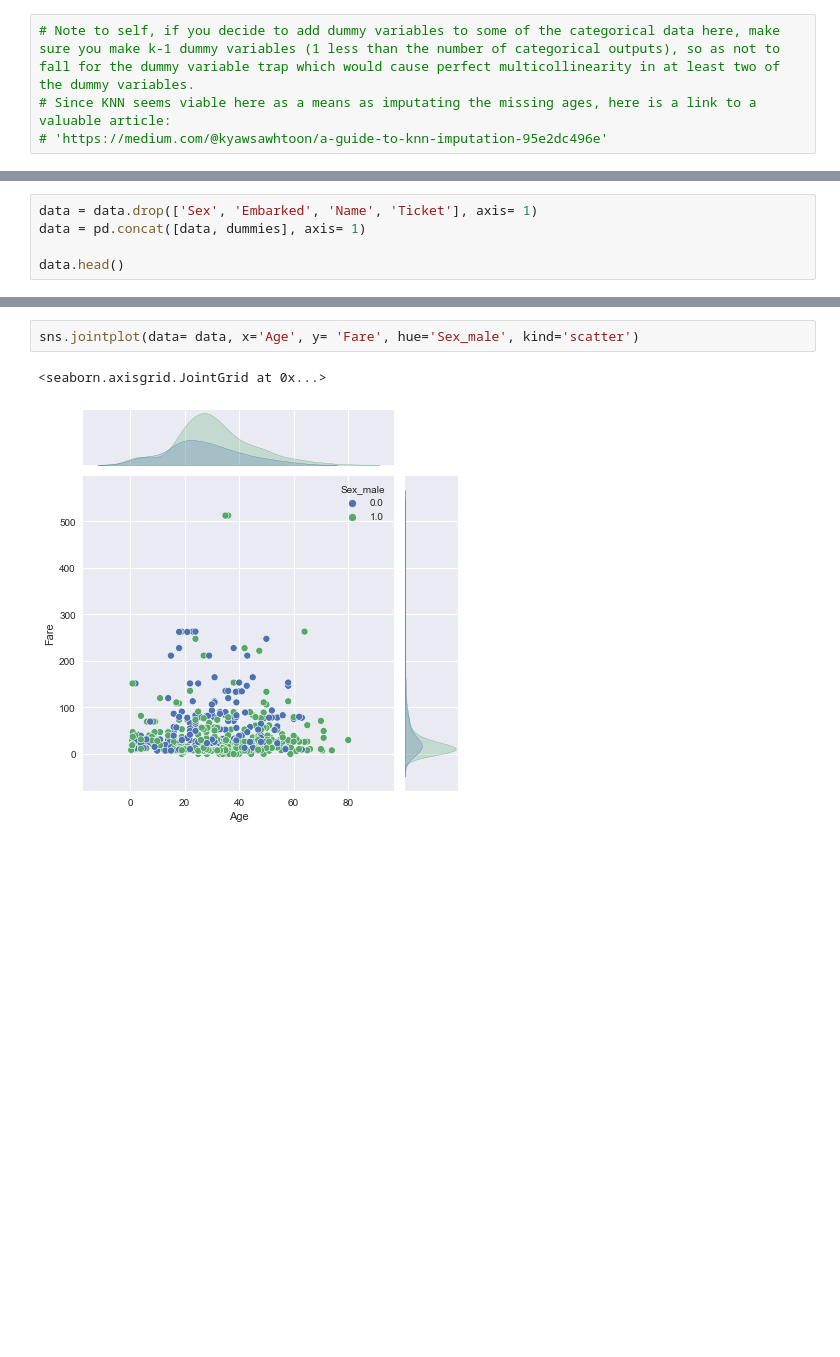
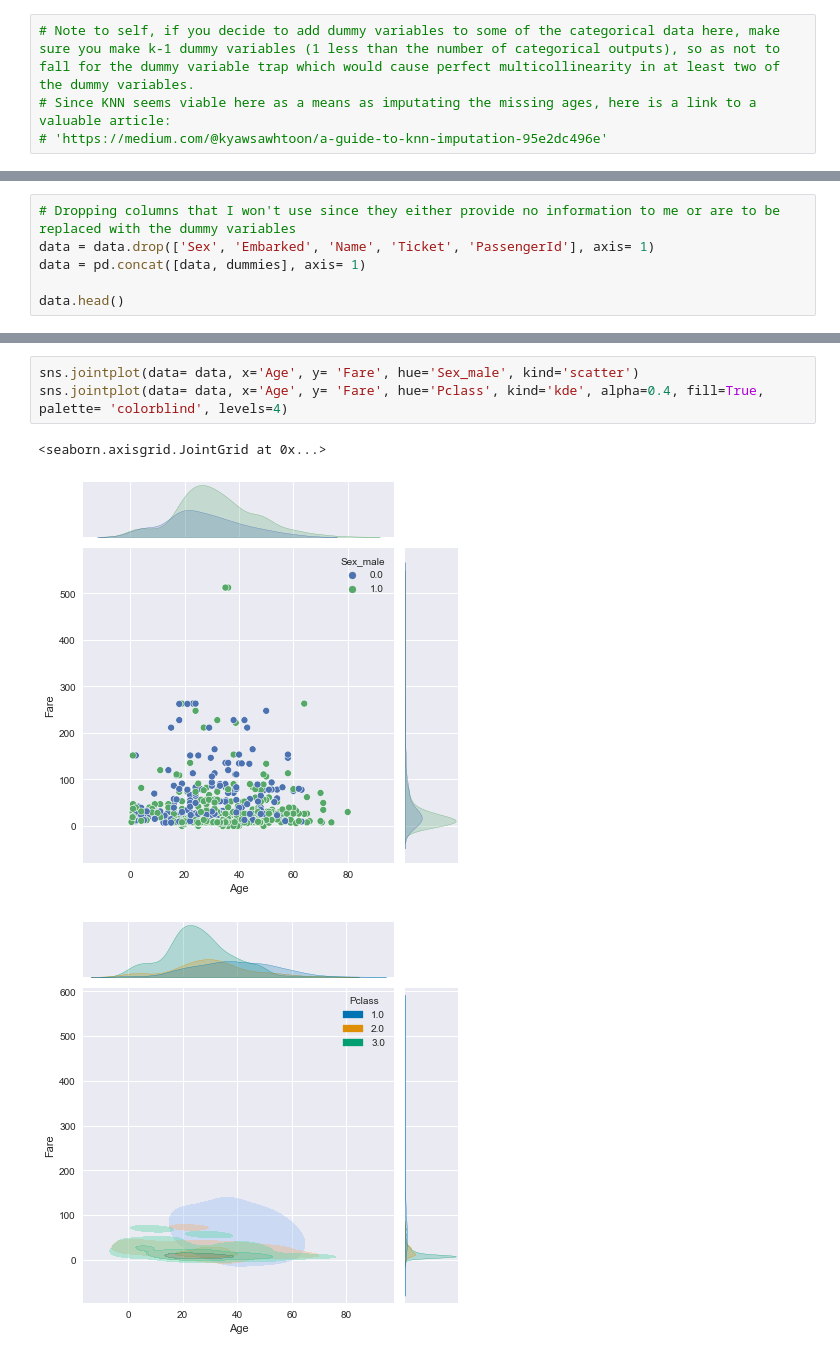
Before and after one commit to RJBraith/Classification-Practice, a Jupyter notebook: Titanic Dataset/Titanic_Notebook.ipynb, the cells around one changed output, grey strips where cells are left out. Cells and saved outputs as stored; diff of their text form; blank space fills up the shorter version.

```diff
--- a/Titanic Dataset/Titanic_Notebook.ipynb
+++ b/Titanic Dataset/Titanic_Notebook.ipynb
@@ -86,7 +87,8 @@ dummies.head()
 | 3 | 0 | 0 | 1 |
 | 4 | 1 | 0 | 1 |
 # %%
-data = data.drop(['Sex', 'Embarked', 'Name', 'Ticket'], axis= 1)
+# Dropping columns that I won't use since they either provide no information to me or are to be replaced with the dummy variables
+data = data.drop(['Sex', 'Embarked', 'Name', 'Ticket', 'PassengerId'], axis= 1)
 data = pd.concat([data, dummies], axis= 1)
 
 data.head()
@@ -142,5 +150,7 @@ data.head()
 # %%
 sns.jointplot(data= data, x='Age', y= 'Fare', hue='Sex_male', kind='scatter')
+sns.jointplot(data= data, x='Age', y= 'Fare', hue='Pclass', kind='kde', alpha=0.4, fill=True, palette= 'colorblind', levels=4)
 # %% [output]
 <seaborn.axisgrid.JointGrid at 0x...>
-[figure, old version]
+[figure, new version]
+[figure, added]
```
Also changed, not shown: parts of 16 cells of this notebook.
